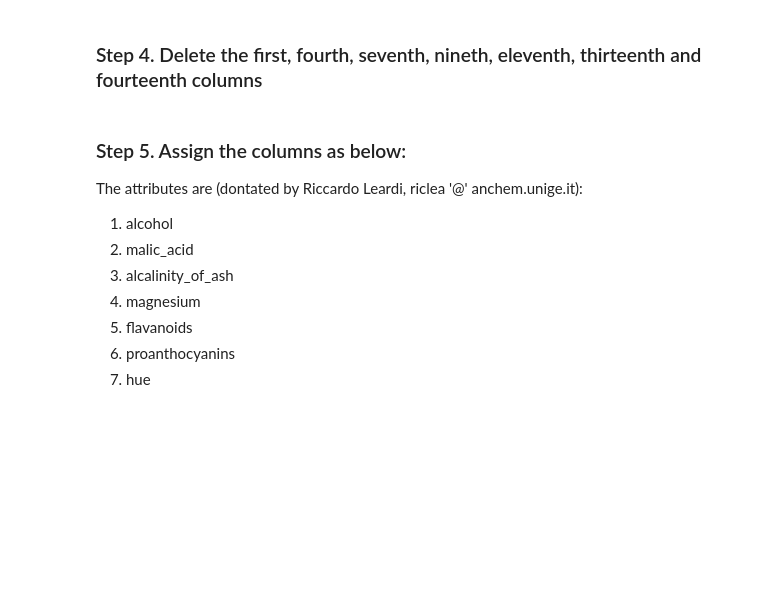
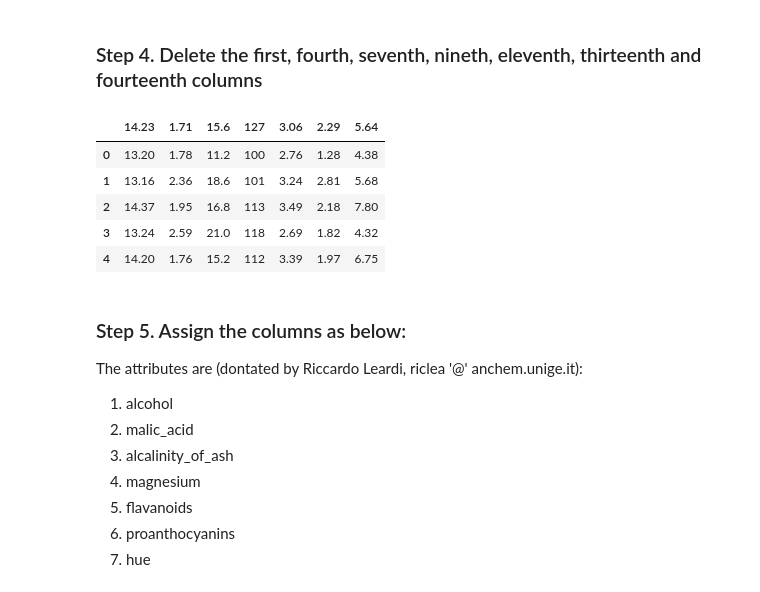
Before and after one commit to 03dipak/practise-pandas-ml, a Jupyter notebook: 10_Deleting/Wine/Exercises.ipynb, the cells around one changed output. Drawn from its saved outputs; the diff is of its cells as text; code cells hidden in the pictures; blank space fills up the shorter version.

```diff
--- a/10_Deleting/Wine/Exercises.ipynb
+++ b/10_Deleting/Wine/Exercises.ipynb
@@ -16,5 +29,15 @@ The only pupose is to practice deleting data with pandas.
 # %% [markdown]
 ### Step 4. Delete the first, fourth, seventh, nineth, eleventh, thirteenth and fourteenth columns
+# %%
+wine = wine.drop(wine.columns[[0,3,6,8,11,12,13]], axis = 1)
+wine.head()
+# %% [output]
+|  | 14.23 | 1.71 | 15.6 | 127 | 3.06 | 2.29 | 5.64 |
+| 0 | 13.20 | 1.78 | 11.2 | 100 | 2.76 | 1.28 | 4.38 |
+| 1 | 13.16 | 2.36 | 18.6 | 101 | 3.24 | 2.81 | 5.68 |
+| 2 | 14.37 | 1.95 | 16.8 | 113 | 3.49 | 2.18 | 7.80 |
+| 3 | 13.24 | 2.59 | 21.0 | 118 | 2.69 | 1.82 | 4.32 |
+| 4 | 14.20 | 1.76 | 15.2 | 112 | 3.39 | 1.97 | 6.75 |
 # %% [markdown]
 ### Step 5. Assign the columns as below:
 
```
Also changed, not shown: parts of 5 cells of this notebook.
